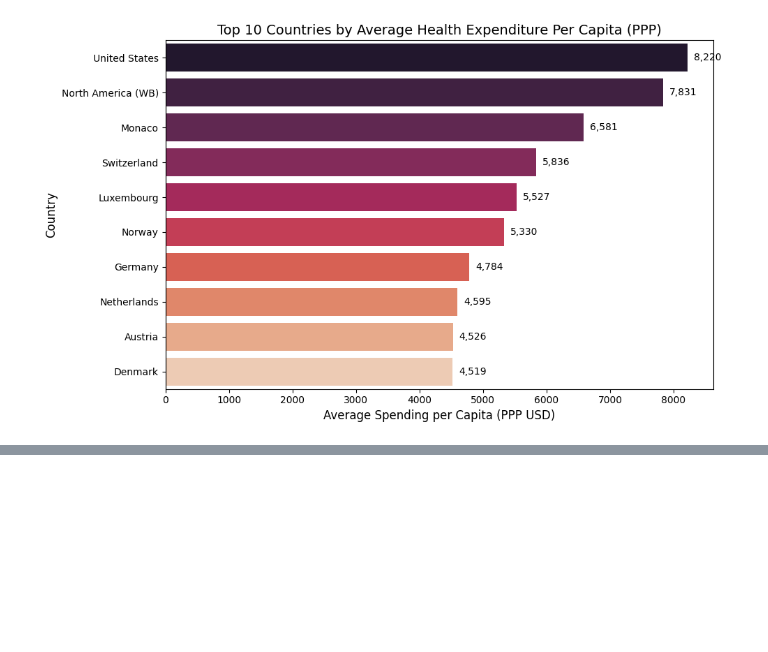
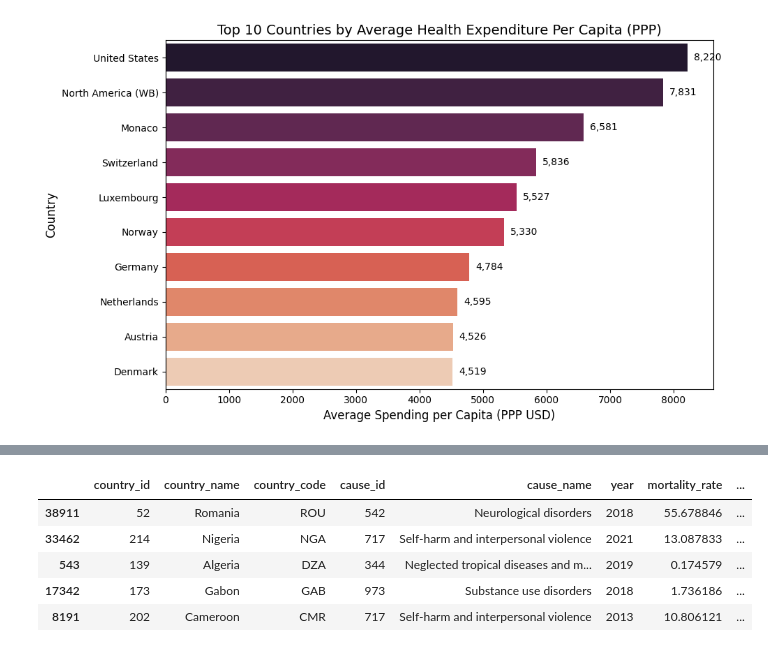
Before and after one commit to kmohammedsu/global-mortality-analysis, a Jupyter notebook: Notebooks/01_eda.ipynb, the cells around one changed output, grey strips where cells are left out. Cells and saved outputs as stored; diff of their text form; code cells hidden in the pictures; blank space fills up the shorter version.

```diff
--- a/Notebooks/01_eda.ipynb
+++ b/Notebooks/01_eda.ipynb
@@ -623,0 +656,9 @@ plt.show()
+# %%
+df.sample(5, random_state=42)
+# %% [output]
+|  | country_id | country_name | country_code | cause_id | cause_name | year | mortality_rate | ... |
+| 38911 | 52 | Romania | ROU | 542 | Neurological disorders | 2018 | 55.678846 | ... |
+| 33462 | 214 | Nigeria | NGA | 717 | Self-harm and interpersonal violence | 2021 | 13.087833 | ... |
+| 543 | 139 | Algeria | DZA | 344 | Neglected tropical diseases and m... | 2019 | 0.174579 | ... |
+| 17342 | 173 | Gabon | GAB | 973 | Substance use disorders | 2018 | 1.736186 | ... |
+| 8191 | 202 | Cameroon | CMR | 717 | Self-harm and interpersonal violence | 2013 | 10.806121 | ... |
```
Also changed, not shown: parts of 6 cells of this notebook, 4 other files.
